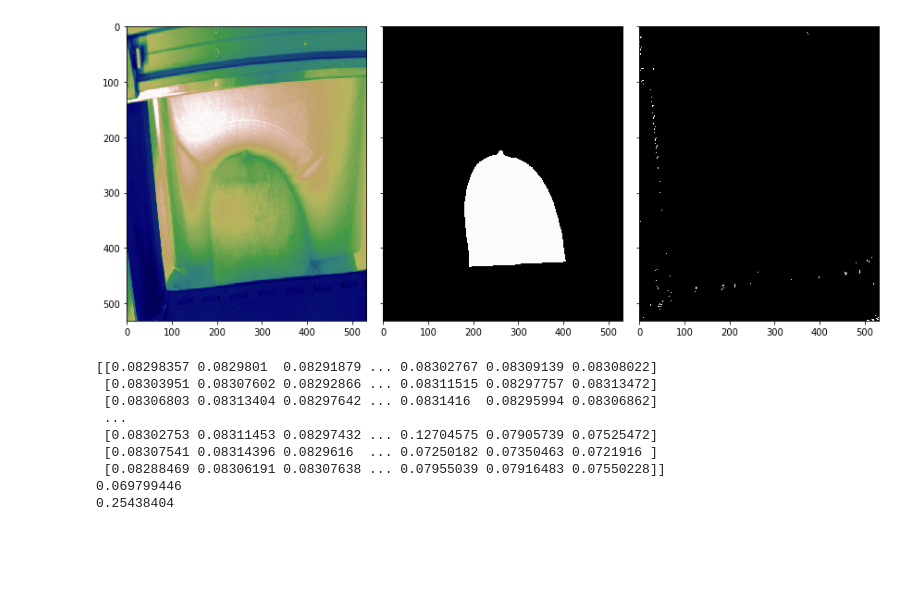
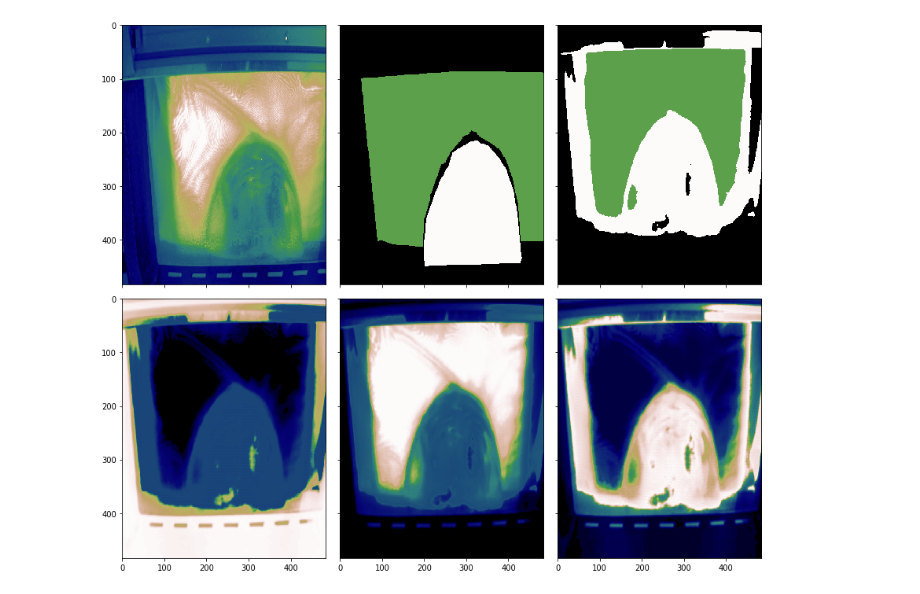
Before and after one commit to Rebooorn/Master-Thesis, a Jupyter notebook: Trainer.ipynb, the cells around one changed output. Saved outputs shown, nothing was run; the diff lists cells and outputs as text; code cells hidden in the pictures; blank space fills up the shorter version.

```diff
--- a/Trainer.ipynb
+++ b/Trainer.ipynb
@@ -85,14 +77,17 @@ path_real = trainer.train(generator_reallife, "./unet_trained",
 # %%
 # test
-x_test = cv2.imread("D:\\ChangLiu\\MasterThesis\\Master-Thesis\\TestSet\\Origin_img\\00063.jpg")
-y_test = cv2.imread("D:\\ChangLiu\\MasterThesis\\Master-Thesis\\TestSet\\Label_Class_1\\00063.jpg", 0)
-x_test = x_test[:, :, -1]
-x_test = cv2.resize(x_test, (572, 572), interpolation=cv2.INTER_NEAREST)
-w, h = x_test.shape
-x_test = np.reshape(x_test, (1, w, h, 1))
-prediction = net.predict("./unet_trained/model.ckpt", x_test)
-y_test = np.rint(y_test / 255.0)
-y_test = np.int8(y_test)
-y_test = cv2.resize(y_test, (572, 572), interpolation=cv2.INTER_NEAREST)
+# x_test = cv2.imread("D:\\ChangLiu\\MasterThesis\\Master-Thesis\\TestSet\\Origin_img\\00063.jpg")
+# y_test = cv2.imread("D:\\ChangLiu\\MasterThesis\\Master-Thesis\\TestSet\\Label_Class_1\\00063.jpg", 0)
+# x_test = x_test[:, :, -1]
+# x_test = cv2.resize(x_test, (572, 572), interpolation=cv2.INTER_NEAREST)
+# w, h = x_test.shape
+# x_test = np.reshape(x_test, (1, w, h, 1))
+
+generator_test_reallife = simple_data_provider(x=572, y=572, nclass=3, channel='red', test=True)
+x_test, y_test = generator_test_reallife(1)
+prediction = net_real.predict("./unet_trained/model.ckpt", x_test)
+# y_test = np.rint(y_test / 255.0)
+# y_test = np.int8(y_test)
+# y_test = cv2.resize(y_test, (572, 572), interpolation=cv2.INTER_NEAREST)
 # %% [output]
 INFO:tensorflow:Restoring parameters from ./unet_trained/model.ckpt
@@ -101,28 +96,24 @@ INFO:tensorflow:Restoring parameters from ./unet_trained/model.ckpt
 # %%
-fig, ax = plt.subplots(1, 3, sharex=True, sharey=True, figsize=(12, 5))
-ax[0].imshow(x_test[0, :, :, 0], aspect="auto")
-ax[1].imshow(y_test, aspect="auto")
-pred = prediction[0, :, :, 1] > 0.0835
+fig, ax = plt.subplots(2, 3, sharex=True, sharey=True, figsize=(12, 10))
+ax[0,0].imshow(x_test[0, :, :, 0], aspect="auto")
+pred = np.argmax(prediction, axis=3)
+label_ = np.argmax(y_test, axis=3)
+# segmentation res
+ax[0,1].imshow(label_[0, :, :], aspect="auto")
+ax[0,2].imshow(pred[0, :, :], aspect="auto")
+
+# activation of separate class
+ax[1,0].imshow(prediction[0, :, :, 0], aspect="auto")
+ax[1,1].imshow(prediction[0, :, :, 1], aspect="auto")
+ax[1,2].imshow(prediction[0, :, :, 2], aspect="auto")
 # pred = np.int8(np.rint(pred))
-ax[2].imshow(pred, aspect="auto")
+ax[0,2].imshow(pred[0, :, :], aspect="auto")
+# ax[2].imshow(prediction[0, :, :, 2], aspect="auto")
+
 # ax[3].imshow(prediction[0,...,1] > 0.07, aspect="auto")
 # ax[4].imshow(prediction[0,...,1] > 0.075, aspect="auto")
 # ax[5].imshow(prediction[0,...,1] > 0.08, aspect="auto")
 fig.tight_layout()
 plt.show()
 # %% [output]
-[figure, old version]
+[figure, new version]
-# %%
-print(prediction[0, :, :, 1])
-print(np.min(prediction[0, :, :, 1]))
-print(np.max(prediction[0, :, :, 1]))
-# %% [output]
-[[0.08298357 0.0829801  0.08291879 ... 0.08302767 0.08309139 0.08308022]
- [0.08303951 0.08307602 0.08292866 ... 0.08311515 0.08297757 0.08313472]
- [0.08306803 0.08313404 0.08297642 ... 0.0831416  0.08295994 0.08306862]
- ...
- [0.08302753 0.08311453 0.08297432 ... 0.12704575 0.07905739 0.07525472]
- [0.08307541 0.08314396 0.0829616  ... 0.07250182 0.07350463 0.0721916 ]
- [0.08288469 0.08306191 0.08307638 ... 0.07955039 0.07916483 0.07550228]]
-0.069799446
-0.25438404
```
Also changed, not shown: parts of 11 cells of this notebook, 6 other files.
